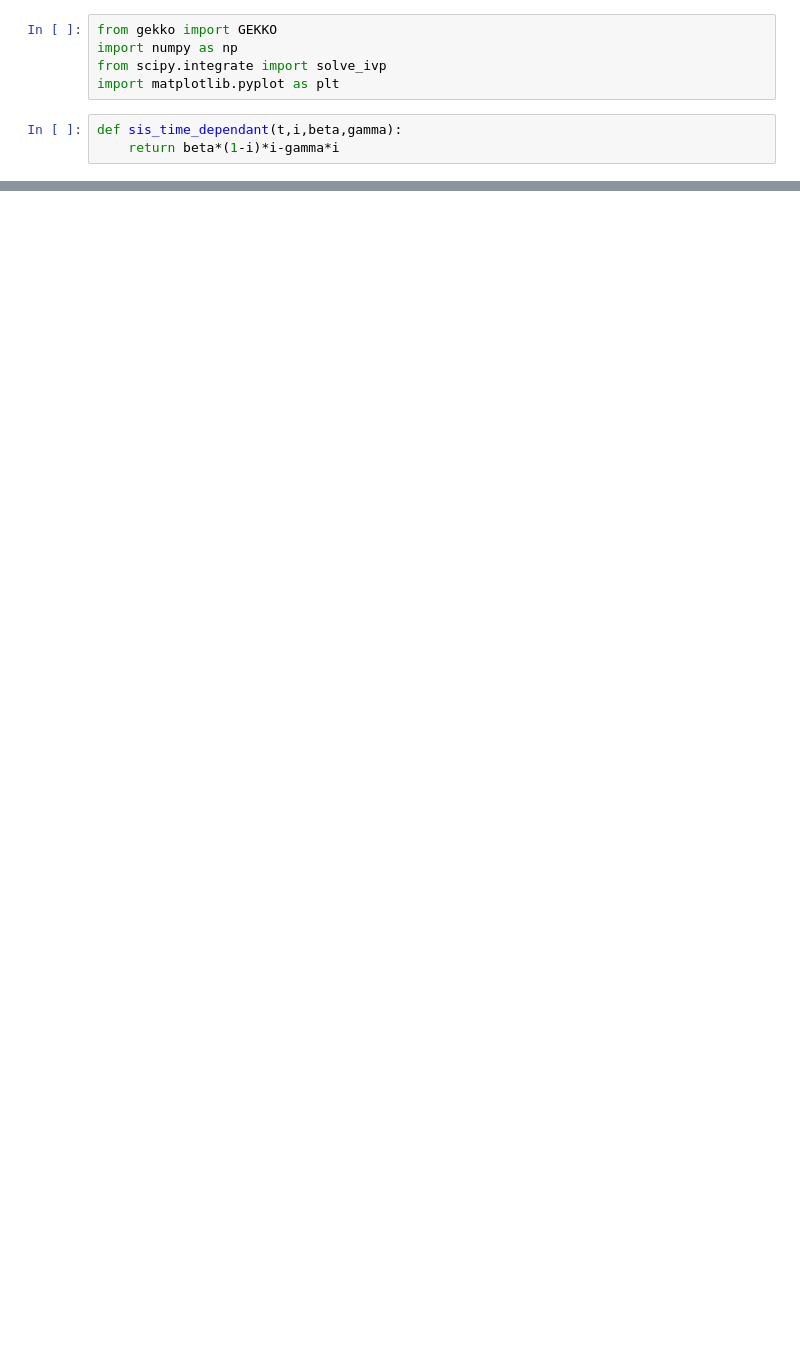
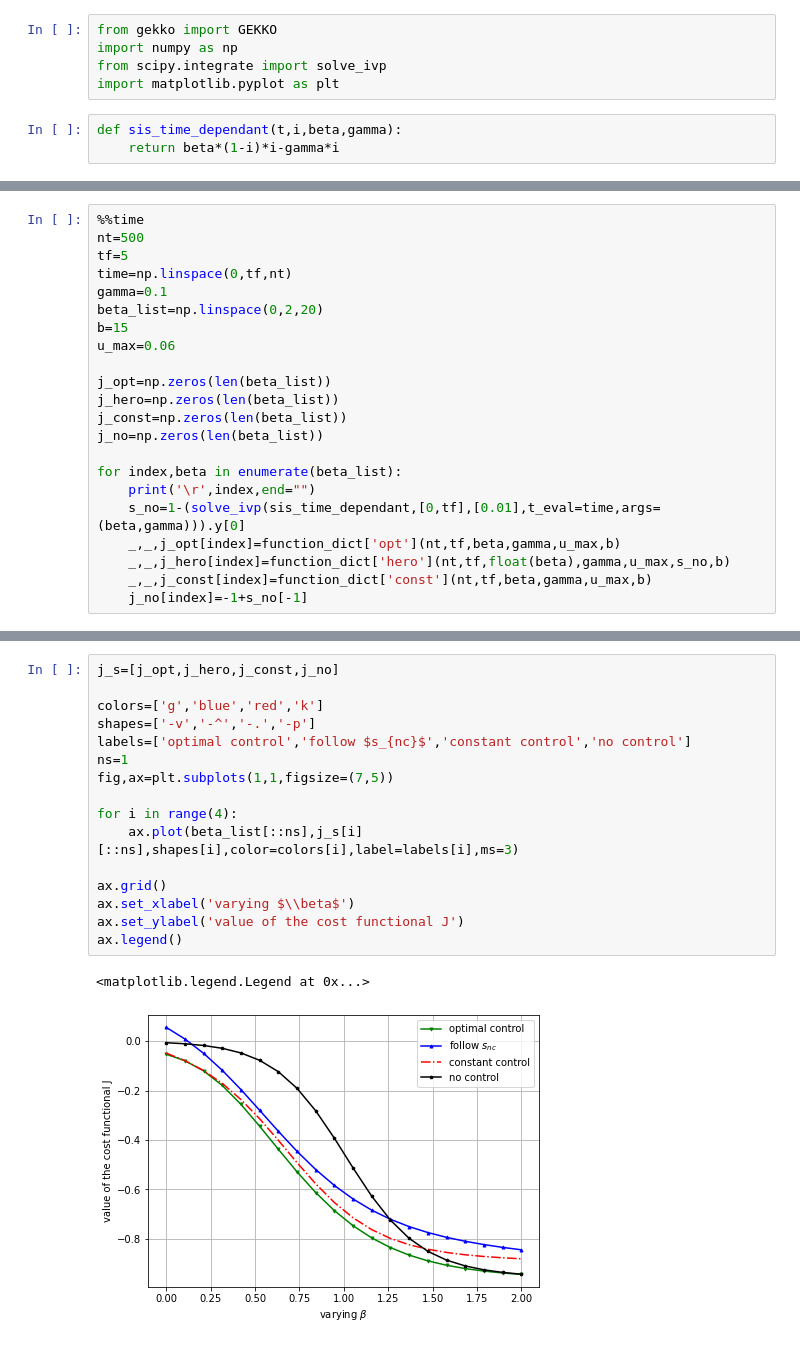
Before and after one commit to Ali-Setareh/Modeling-Statistical-Phenomena, a Jupyter notebook: Project/comparison.ipynb, the cells around one changed output, grey strips where cells are left out. Saved outputs shown, nothing was run; the diff lists cells and outputs as text; blank space fills up the shorter version.

```diff
--- a/Project/comparison.ipynb
+++ b/Project/comparison.ipynb
@@ -62,0 +133,22 @@ def sis_optimal(nt,nf,beta,gamma,umax,b):
+# %%
+%%time
+nt=500
+tf=5
+time=np.linspace(0,tf,nt)
+gamma=0.1
+beta_list=np.linspace(0,2,20)
+b=15
+u_max=0.06
+
+j_opt=np.zeros(len(beta_list))
+j_hero=np.zeros(len(beta_list))
+j_const=np.zeros(len(beta_list))
+j_no=np.zeros(len(beta_list))
+
+for index,beta in enumerate(beta_list):
+    print('\r',index,end="")
+    s_no=1-(solve_ivp(sis_time_dependant,[0,tf],[0.01],t_eval=time,args=(beta,gamma))).y[0]
+    _,_,j_opt[index]=function_dict['opt'](nt,tf,beta,gamma,u_max,b)
+    _,_,j_hero[index]=function_dict['hero'](nt,tf,float(beta),gamma,u_max,s_no,b)
+    _,_,j_const[index]=function_dict['const'](nt,tf,beta,gamma,u_max,b)
+    j_no[index]=-1+s_no[-1]
@@ -62,0 +157,19 @@ def sis_optimal(nt,nf,beta,gamma,umax,b):
+# %%
+j_s=[j_opt,j_hero,j_const,j_no]
+
+colors=['g','blue','red','k']
+shapes=['-v','-^','-.','-p']
+labels=['optimal control','follow $s_{nc}$','constant control','no control']
+ns=1
+fig,ax=plt.subplots(1,1,figsize=(7,5))
+
+for i in range(4):
+    ax.plot(beta_list[::ns],j_s[i][::ns],shapes[i],color=colors[i],label=labels[i],ms=3)
+
+ax.grid()
+ax.set_xlabel('varying $\\beta$')
+ax.set_ylabel('value of the cost functional J')
+ax.legend()
+# %% [output]
+<matplotlib.legend.Legend at 0x...>
+[figure, added]
```
Also changed, not shown: parts of 14 cells of this notebook.
